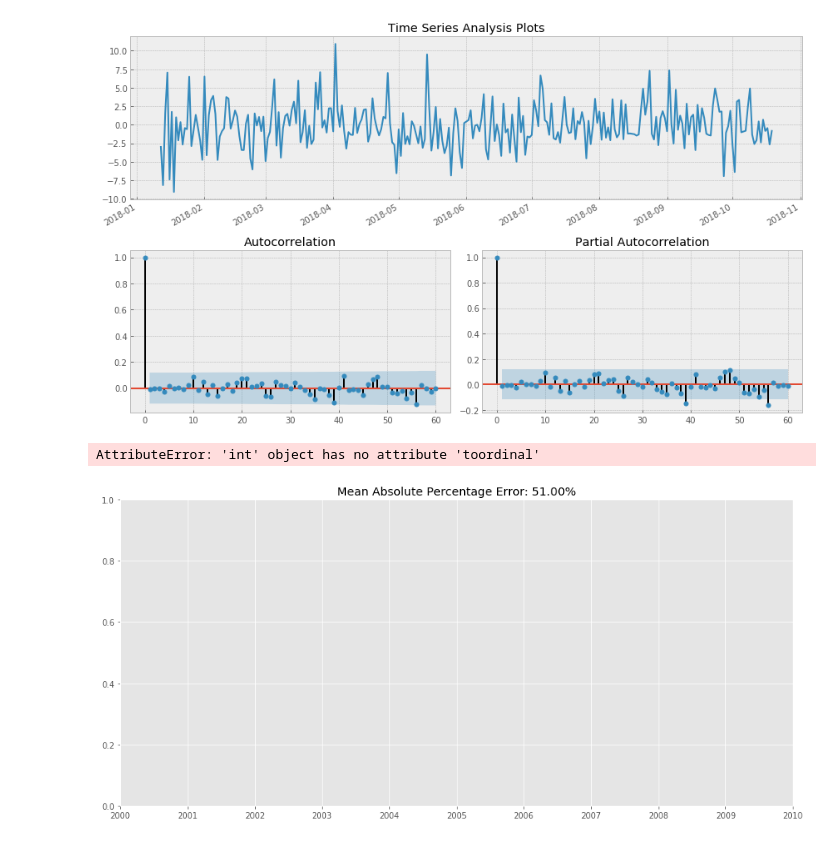
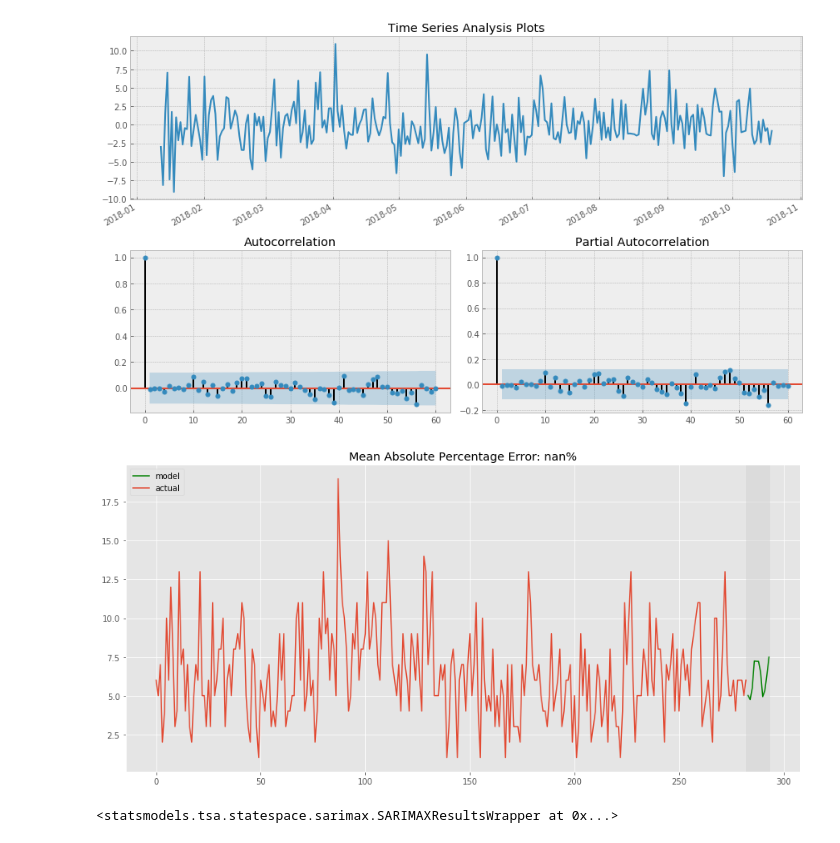
Before and after one commit to artwist-polyakov/data-trainings, a Jupyter notebook: calls/kl.ipynb, the cells around one changed output. Saved outputs shown, nothing was run; the diff lists cells and outputs as text; code cells hidden in the pictures.

```diff
--- a/calls/kl.ipynb
+++ b/calls/kl.ipynb
@@ -586,7 +586,7 @@ def plotSARIMA(series, model, n_steps):
     """
     # подставляем модельные значения
     data = series.copy()
-    data.columns = ['actual']
+    data.columns = ['date', 'actual']
     data['arima_model'] = model.fittedvalues
     # делаем отступ на s+d, так как эти значения в модели были ненаблюдаемыми
     # из-за дифференцирования
@@ -600,44 +600,17 @@ def plotSARIMA(series, model, n_steps):
 
     plt.figure(figsize=(15, 7))
     plt.title("Mean Absolute Percentage Error: {0:.2f}%".format(error))
-    plt.plot(forecast, color='r', label="model")
+    plt.plot(forecast, color='g', label="model")
     plt.axvspan(data.index[-1], forecast.index[-1], alpha=0.5, color='lightgrey')
     plt.plot(data.actual, label="actual")
     plt.legend()
     plt.grid(True);
-# %%
-def plotSARIMA(series, model, n_steps):
-    """
-        Plots model vs predicted values
-
-        series - dataset with timeseries
-        model - fitted SARIMA model
-        n_steps - number of steps to predict in the future
-
-    """
-    # подставляем модельные значения
-    data = series.copy()
- #   data.columns = ['actual']
-    data['arima_model'] = model.fittedvalues
-    # делаем отступ на s+d, так как эти значения в модели были ненаблюдаемыми
-    # из-за дифференцирования
-    data['arima_model'][:s+d] = np.NaN
-
-    # прогнозируем на n_steps шагов вперёд
-    forecast = model.predict(start = data.shape[0], end = data.shape[0]+n_steps)
-    forecast = data.arima_model.append(forecast)
-    # считаем ошибку, также отступив s+d шагов от начала
-    error = mean_absolute_percentage_error(np.array(data['calls'][s+d:]), np.array(data['arima_model'][s+d:]))
-
-    plt.figure(figsize=(15, 7))
-    plt.title("Mean Absolute Percentage Error: {0:.2f}%".format(error))
-    plt.plot(forecast, color='r', label="model")
-    plt.axvspan(data.index[-1], forecast.index[-1], alpha=0.5, color='lightgrey')
-    plt.plot(data.actual, label="calls")
-    plt.legend()
-    plt.grid(True);
-# %%
-plotSARIMA( f , best_model, 250)
-# %% [output]
-AttributeError: 'int' object has no attribute 'toordinal'
-[figure, removed]
+# %%
+import datetime
+plotSARIMA( f.reset_index() , best_model, 10)
+# %% [output]
+[figure, added]
+# %%
+best_model
+# %% [output]
+<statsmodels.tsa.statespace.sarimax.SARIMAXResultsWrapper at 0x...>
```
Also changed, not shown: parts of 4 cells of this notebook.
